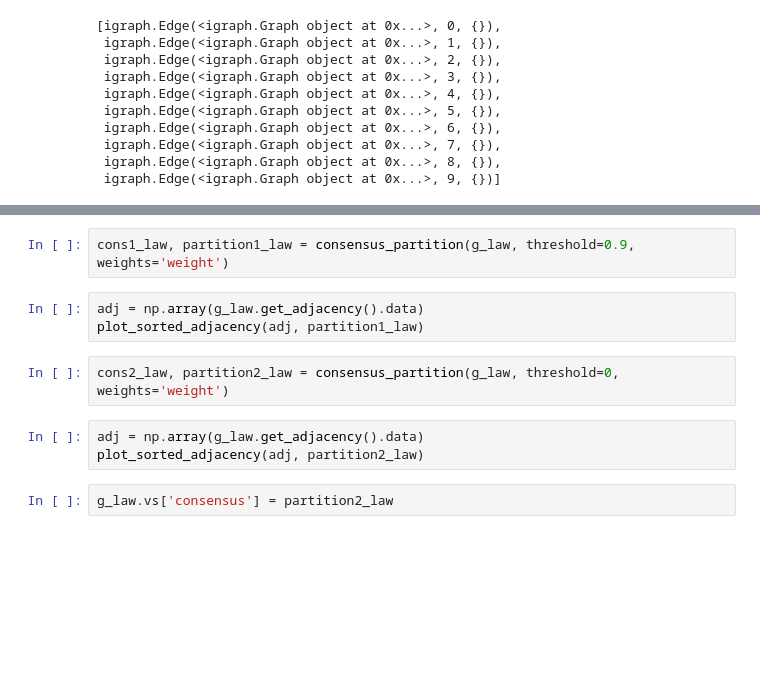
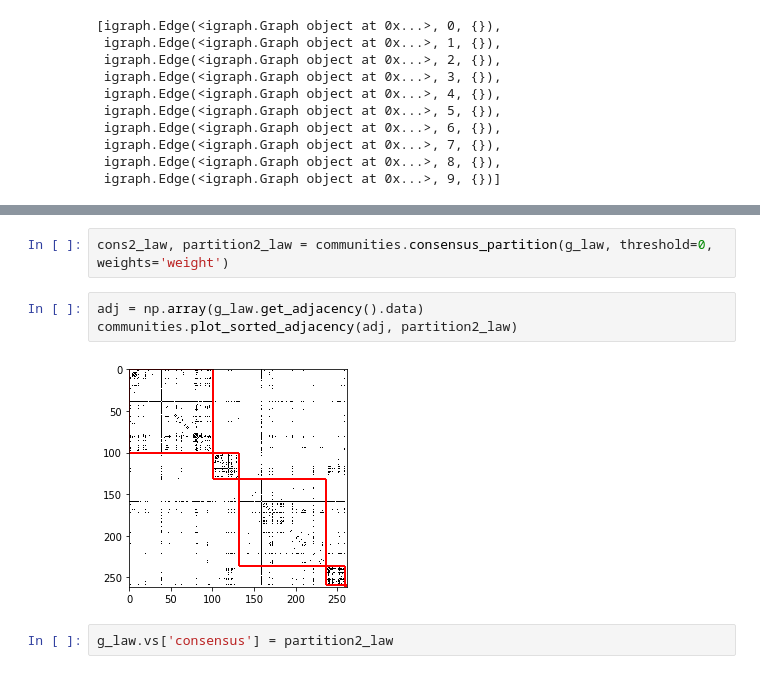
Before and after one commit to PhD-Dafne/network-tools, a Jupyter notebook: notebooks/Consensus.ipynb, the cells around one changed output, grey strips where cells are left out. Cells and saved outputs as stored; diff of their text form; blank space fills up the shorter version.

```diff
--- a/notebooks/Consensus.ipynb
+++ b/notebooks/Consensus.ipynb
@@ -89,13 +79,10 @@ plot_sorted_adjacency(adj, part2_karate)
 # %%
-cons1_law, partition1_law = consensus_partition(g_law, threshold=0.9, weights='weight')
+cons2_law, partition2_law = communities.consensus_partition(g_law, threshold=0, weights='weight')
 # %%
 adj = np.array(g_law.get_adjacency().data)
-plot_sorted_adjacency(adj, partition1_law)
+communities.plot_sorted_adjacency(adj, partition2_law)
+# %% [output]
+[figure, added]
-# %%
-cons2_law, partition2_law = consensus_partition(g_law, threshold=0, weights='weight')
-# %%
-adj = np.array(g_law.get_adjacency().data)
-plot_sorted_adjacency(adj, partition2_law)
 # %%
 g_law.vs['consensus'] = partition2_law
 # %%
```
Also changed, not shown: parts of 7 cells of this notebook, 1 other file.
